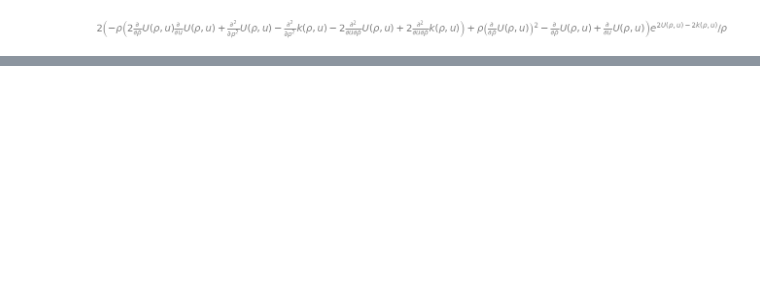
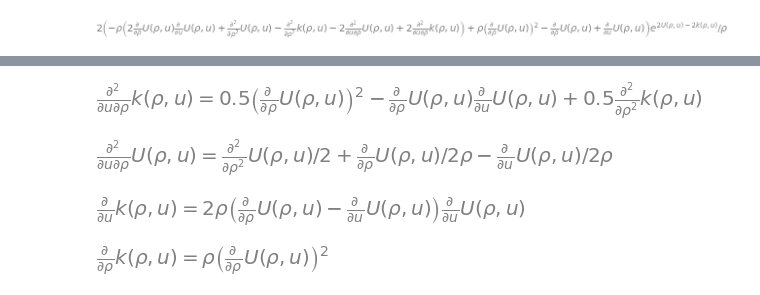
Before and after one commit to GeoffCope/General_Relativity_Python, a Jupyter notebook: On_The_Interaction_of_Gravitational_Waves_with_Magnetic_and_Electric_Fields_Barrabes_Hogan.ipynb, the cells around one changed output, grey strips where cells are left out. Cells and saved outputs as stored; diff of their text form; code cells hidden in the pictures; blank space fills up the shorter version.

```diff
--- a/On_The_Interaction_of_Gravitational_Waves_with_Magnetic_and_Electric_Fields_Barrabes_Hogan.ipynb
+++ b/On_The_Interaction_of_Gravitational_Waves_with_Magnetic_and_Electric_Fields_Barrabes_Hogan.ipynb
@@ -129,0 +127,3 @@ $\displaystyle \left[\begin{matrix}\frac{- \rho \left(\frac{\partial^{2}}{\parti
+# %%
+einsteinSimplified = simplify(einst.tensor())
+einsteinSimplified
@@ -129,0 +138,20 @@ $\displaystyle \left[\begin{matrix}\frac{- \rho \left(\frac{\partial^{2}}{\parti
+# %%
+kWaveEquation = Eq(diff(k,rho,u),solve( einsteinSimplified[2,2].args[1], diff(k,rho,u) )[0])
+kWaveEquation
+# %% [output]
+[figure, added]
+# %%
+uWaveEquation = Eq(diff(U,u,rho), expand(solve( ricciSimplified[2,2].args[1], diff(U,u,rho) )[0]) )
+uWaveEquation
+# %% [output]
+[figure, added]
+# %%
+kuConstraint = Eq( diff(k,u),solve( simplify(ricciSimplified[0,0].args[1]-ricciSimplified[0,1].args[1]), diff(k,u) )[0])
+kuConstraint
+# %% [output]
+[figure, added]
+# %%
+krhoConstraint = Eq( diff(k,rho),solve( ricciSimplified[1,1], diff(k,rho) )[0])
+krhoConstraint
+# %% [output]
+[figure, added]
```
Also changed, not shown: parts of 10 cells of this notebook, 5 other files.
